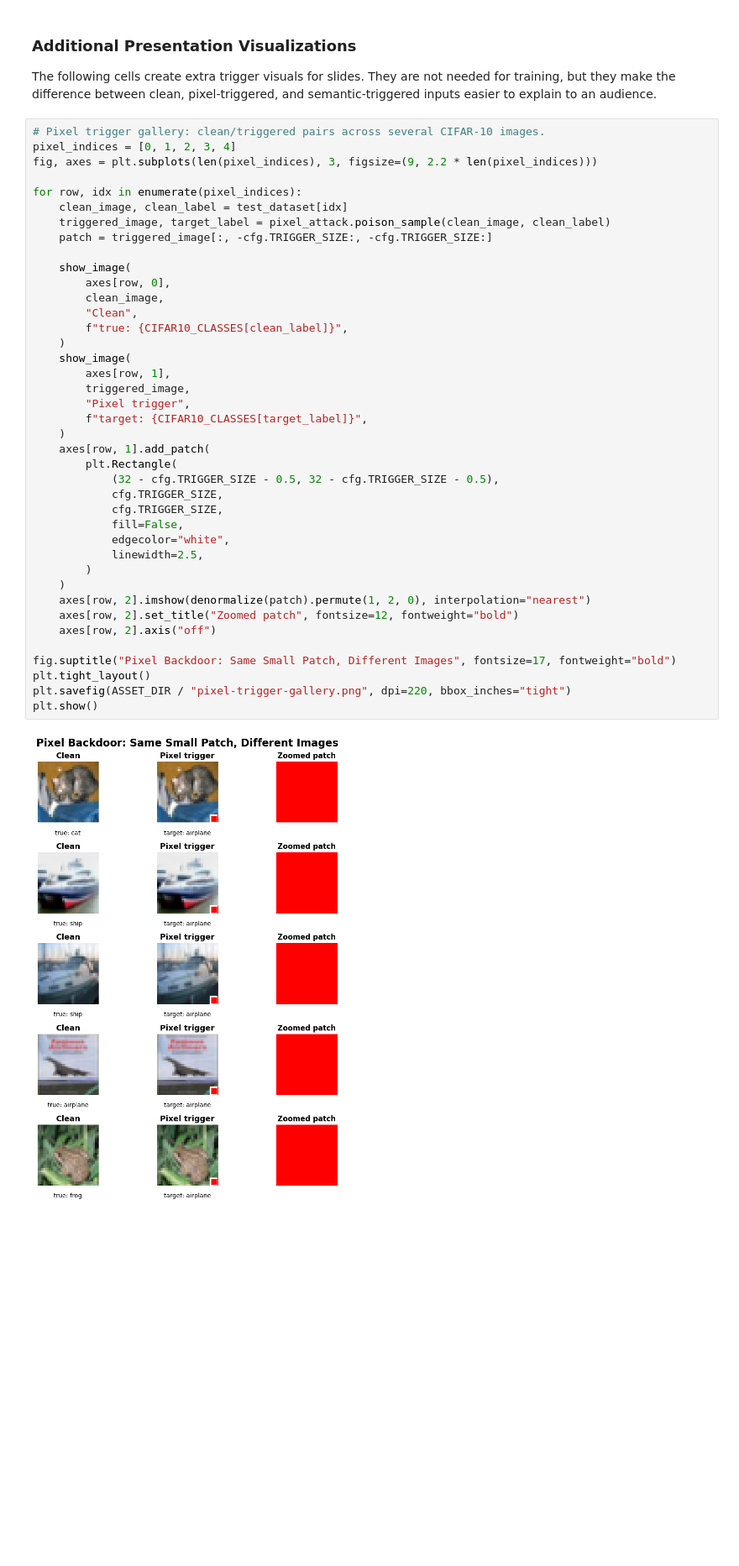
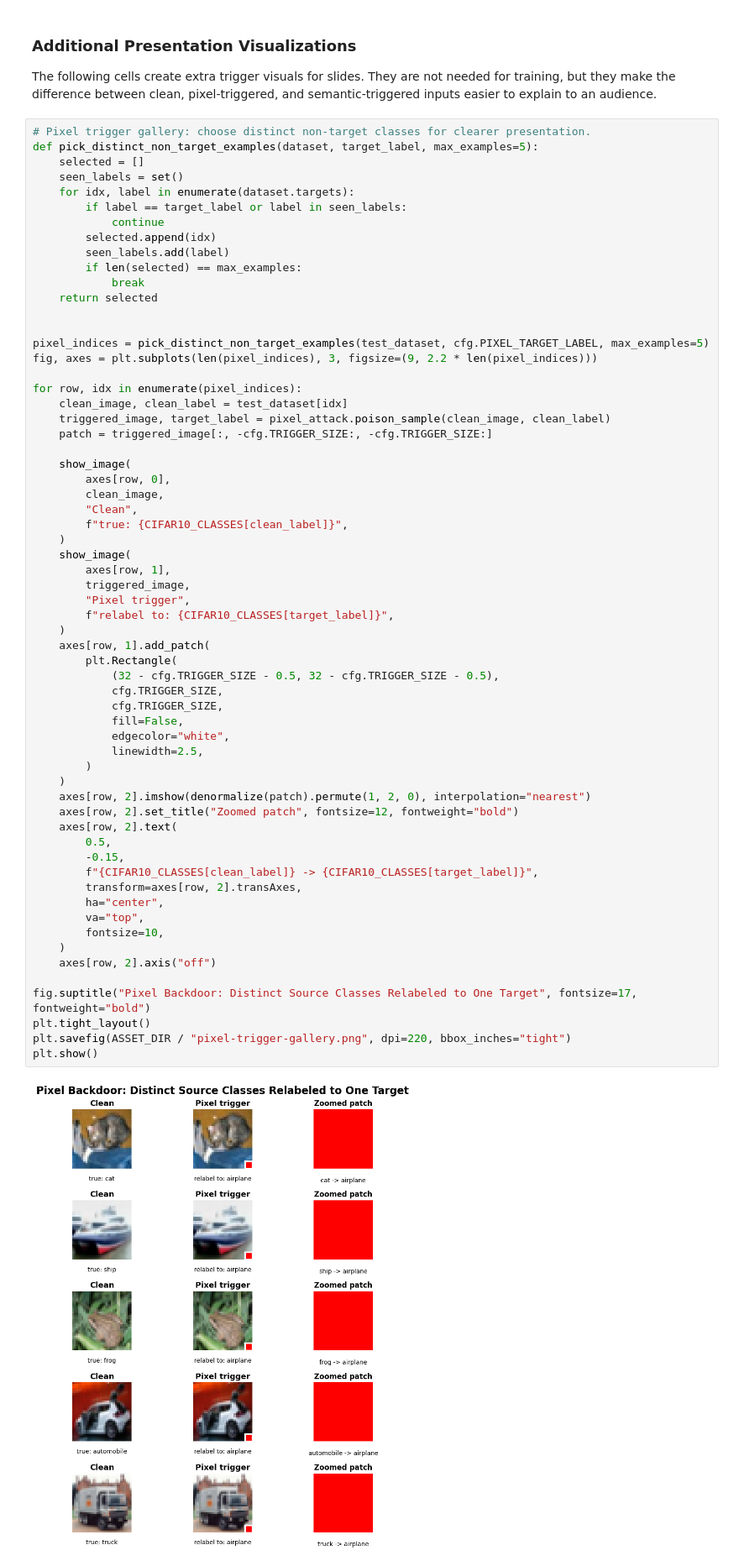
Before and after one commit to MateoLopez00/DL-Backdoor-Attacks-and-Robustness-in-Training, a Jupyter notebook: Backdoor_Robustness_CIFAR10.ipynb, the cells around one changed output. Shown at 84% size. Cells and saved outputs as stored; diff of their text form; blank space fills up the shorter version.

```diff
--- a/Backdoor_Robustness_CIFAR10.ipynb
+++ b/Backdoor_Robustness_CIFAR10.ipynb
@@ -194,8 +194,21 @@ plt.show()
 
 The following cells create extra trigger visuals for slides. They are not needed for training, but they make the difference between clean, pixel-triggered, and semantic-triggered inputs easier to explain to an audience.
 # %%
-# Pixel trigger gallery: clean/triggered pairs across several CIFAR-10 images.
-pixel_indices = [0, 1, 2, 3, 4]
+# Pixel trigger gallery: choose distinct non-target classes for clearer presentation.
+def pick_distinct_non_target_examples(dataset, target_label, max_examples=5):
+    selected = []
+    seen_labels = set()
+    for idx, label in enumerate(dataset.targets):
+        if label == target_label or label in seen_labels:
+            continue
+        selected.append(idx)
+        seen_labels.add(label)
+        if len(selected) == max_examples:
+            break
+    return selected
+
+
+pixel_indices = pick_distinct_non_target_examples(test_dataset, cfg.PIXEL_TARGET_LABEL, max_examples=5)
 fig, axes = plt.subplots(len(pixel_indices), 3, figsize=(9, 2.2 * len(pixel_indices)))
 
 for row, idx in enumerate(pixel_indices):
@@ -205,36 +218,45 @@ for row, idx in enumerate(pixel_indices):
 
     show_image(
         axes[row, 0],
         clean_image,
         "Clean",
         f"true: {CIFAR10_CLASSES[clean_label]}",
     )
     show_image(
         axes[row, 1],
         triggered_image,
         "Pixel trigger",
-        f"target: {CIFAR10_CLASSES[target_label]}",
+        f"relabel to: {CIFAR10_CLASSES[target_label]}",
     )
     axes[row, 1].add_patch(
         plt.Rectangle(
             (32 - cfg.TRIGGER_SIZE - 0.5, 32 - cfg.TRIGGER_SIZE - 0.5),
             cfg.TRIGGER_SIZE,
             cfg.TRIGGER_SIZE,
             fill=False,
             edgecolor="white",
             linewidth=2.5,
         )
     )
     axes[row, 2].imshow(denormalize(patch).permute(1, 2, 0), interpolation="nearest")
     axes[row, 2].set_title("Zoomed patch", fontsize=12, fontweight="bold")
+    axes[row, 2].text(
+        0.5,
+        -0.15,
+        f"{CIFAR10_CLASSES[clean_label]} -> {CIFAR10_CLASSES[target_label]}",
+        transform=axes[row, 2].transAxes,
+        ha="center",
+        va="top",
+        fontsize=10,
+    )
     axes[row, 2].axis("off")
 
-fig.suptitle("Pixel Backdoor: Same Small Patch, Different Images", fontsize=17, fontweight="bold")
+fig.suptitle("Pixel Backdoor: Distinct Source Classes Relabeled to One Target", fontsize=17, fontweight="bold")
 plt.tight_layout()
 plt.savefig(ASSET_DIR / "pixel-trigger-gallery.png", dpi=220, bbox_inches="tight")
 plt.show()
 # %% [output]
-[figure, old version]
+[figure, new version]
 # %%
 # Semantic trigger gallery: several source-class examples before and after the style trigger.
 source_indices = [
```
Also changed, not shown: 2 other files.
